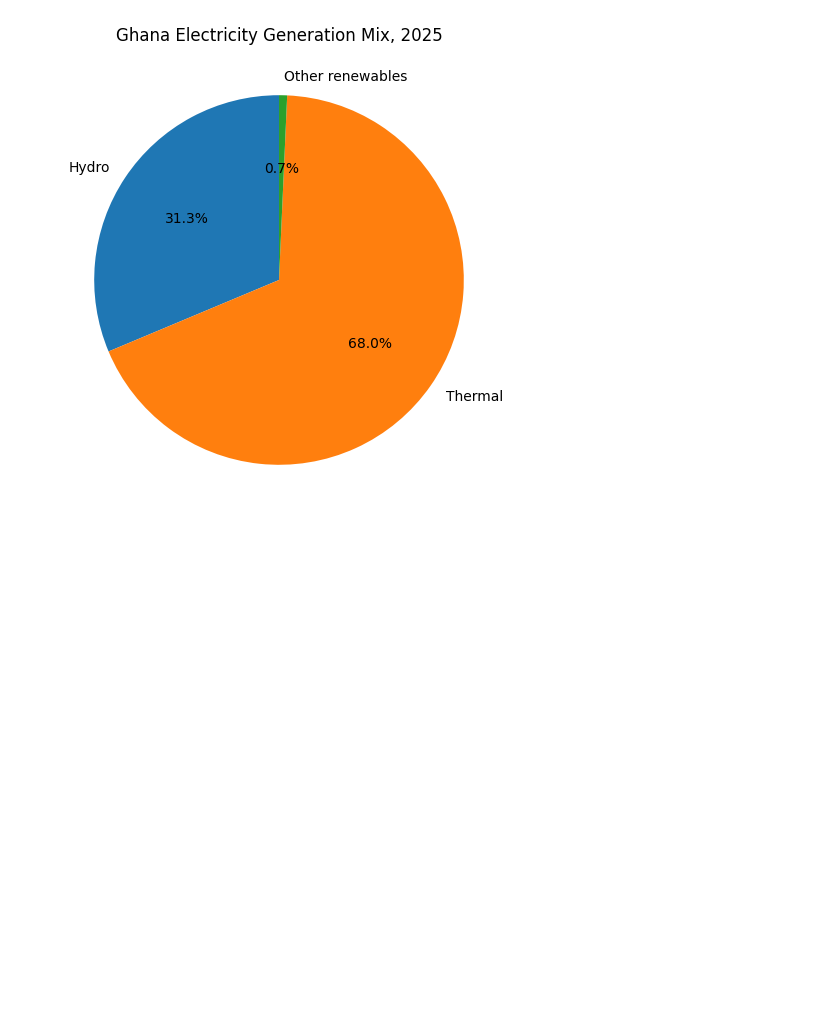
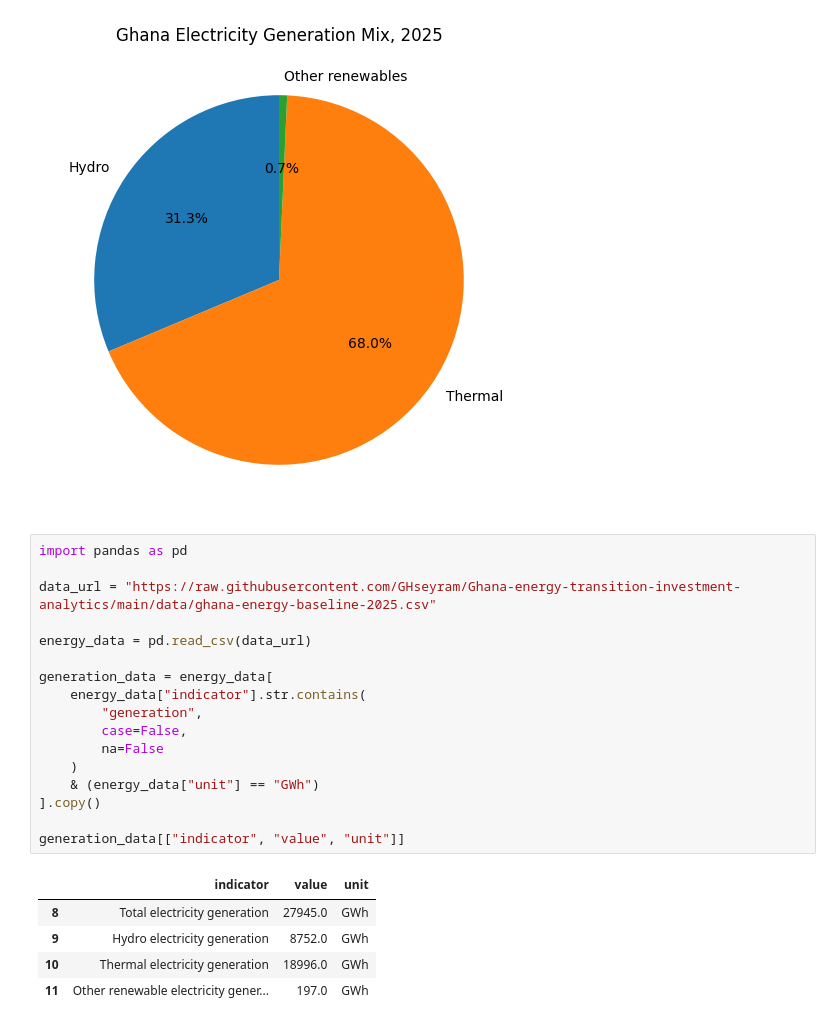
Before and after one commit to GHseyram/Ghana-energy-transition-investment-analytics, a Jupyter notebook: notebooks/python/01_python_basics.ipynb, the cells around one changed output. Saved outputs shown, nothing was run; the diff lists cells and outputs as text; blank space fills up the shorter version.

```diff
--- a/notebooks/python/01_python_basics.ipynb
+++ b/notebooks/python/01_python_basics.ipynb
@@ -39,4 +39,27 @@ plt.title("Ghana Electricity Generation Mix, 2025")
 plt.show()
 # %% [output]
 [figure]
+# %%
+import pandas as pd
+
+data_url = "https://raw.githubusercontent.com/GHseyram/Ghana-energy-transition-investment-analytics/main/data/ghana-energy-baseline-2025.csv"
+
+energy_data = pd.read_csv(data_url)
+
+generation_data = energy_data[
+    energy_data["indicator"].str.contains(
+        "generation",
+        case=False,
+        na=False
+    )
+    & (energy_data["unit"] == "GWh")
+].copy()
+
+generation_data[["indicator", "value", "unit"]]
+# %% [output]
+|  | indicator | value | unit |
+| 8 | Total electricity generation | 27945.0 | GWh |
+| 9 | Hydro electricity generation | 8752.0 | GWh |
+| 10 | Thermal electricity generation | 18996.0 | GWh |
+| 11 | Other renewable electricity gener... | 197.0 | GWh |
 # %%
```
Also changed, not shown: parts of 2 cells of this notebook.
